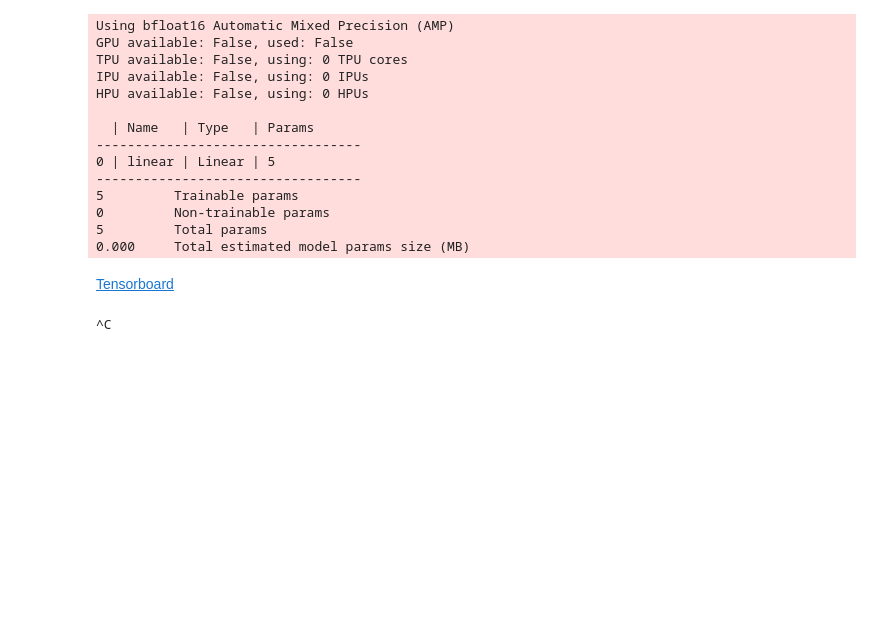
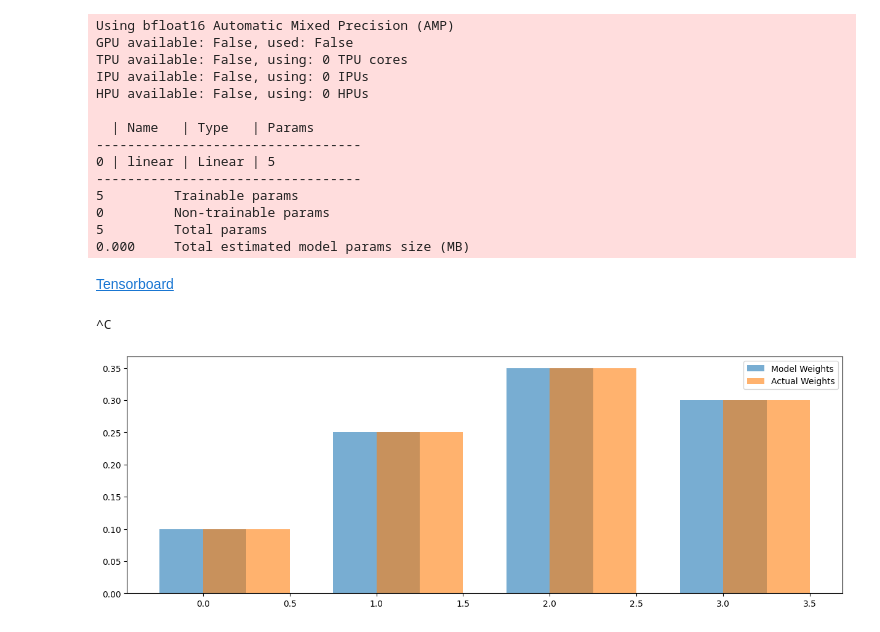
Before and after one commit to ncallahanml/baseline_networks, a Jupyter notebook: SineLinearComposition.ipynb, the cells around one changed output. Drawn from its saved outputs; the diff is of its cells as text; code cells hidden in the pictures; blank space fills up the shorter version.

Commit message:
added plot for actual vs parameter weights

```diff
--- a/SineLinearComposition.ipynb
+++ b/SineLinearComposition.ipynb
@@ -254,3 +254,12 @@ display(Markdown('[Tensorboard](http://localhost:6006/#timeseries)'))
 # %% [output]
 [Tensorboard](http://localhost:6006/#timeseries)
 ^C
+# %%
+plt.figure(figsize=(15,5))
+x = np.linspace(0, len(weights) - 1, len(weights))
+plt.bar(x, np.asarray(model.coefficients.detach().numpy()), label='Model Weights', width=.5, alpha=.6)
+plt.bar(x + .5 / 2, weights, label='Actual Weights', width=.5, alpha=.6)
+plt.legend()
+plt.show()
+# %% [output]
+[figure, added]
```
Also changed, not shown: parts of 1 cell of this notebook.
